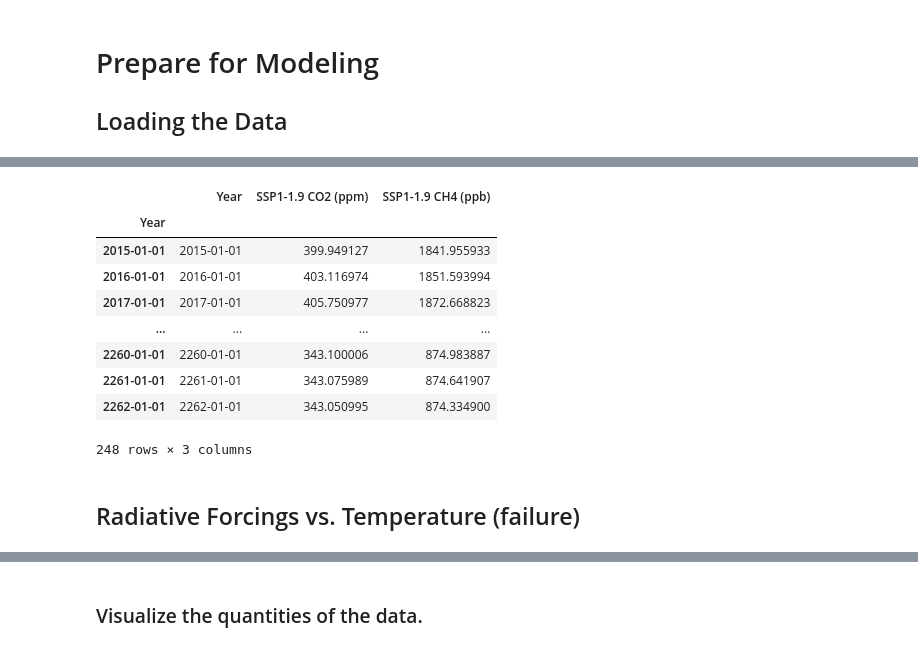
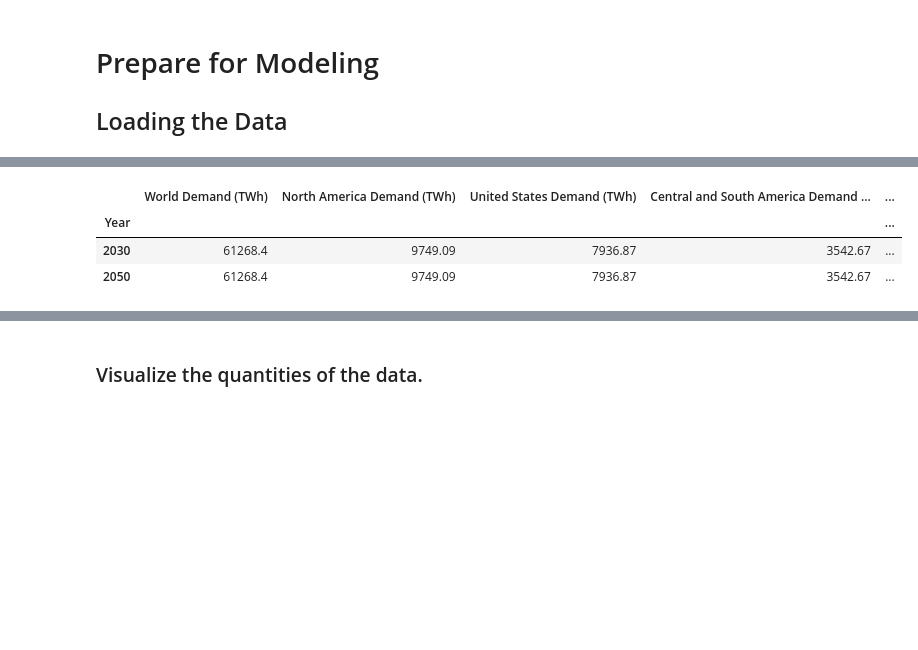
Before and after one commit to FunkyTable/Energy_Production_Time_Series_Projection, a Jupyter notebook: student.ipynb, the cells around one changed output, grey strips where cells are left out. Cells and saved outputs as stored; diff of their text form; code cells hidden in the pictures; blank space fills up the shorter version.

```diff
--- a/student.ipynb
+++ b/student.ipynb
@@ -258,13 +201,13 @@ df_hist_ch4_ppb_mod
 # %%
-df_proj_rf_119 = pd.read_csv(
-    "Data/Export/df_proj_rf_119.csv",
+pd.set_option("display.max_rows", 6)
+df_proj_dem_stat_yr = pd.read_csv(
+    "Data/Export/df_proj_dem_stat_yr.csv",
     encoding='ANSI')
 
-df_proj_rf_119 = df_proj_rf_119.loc[(df_proj_rf_119['Year'] <= 2262) &
-                                    (df_proj_rf_119['Year'] >= 2015)]
-df_proj_rf_119['Year'] = pd.to_datetime(df_proj_rf_119.Year, format='%Y')
-df_proj_rf_119.index = df_proj_rf_119['Year']
+#df_proj_dem_stat_yr['Year'] = pd.to_datetime(df_proj_dem_stat_yr.Year,
+#                                             format='%Y')
+df_proj_dem_stat_yr.index = df_proj_dem_stat_yr['Year']
+df_proj_dem_stat_yr = df_proj_dem_stat_yr.iloc[:,2:]
 
-df_proj_rf_119 = df_proj_rf_119.iloc[5:]
-df_proj_rf_119
+df_proj_dem_stat_yr
 # %% [output]
@@ -311,24 +221,17 @@ df_proj_em_co2
 # %%
-df_proj_ghg_119 = pd.read_csv(
-    "Data/Export/df_proj_ghg_119.csv",
+pd.set_option("display.max_rows", 6)
+df_proj_dem_ann_yr = pd.read_csv(
+    "Data/Export/df_proj_dem_ann_yr.csv",
     encoding='ANSI')
 
-df_proj_ghg_119 = df_proj_ghg_119.loc[(df_proj_ghg_119['Year'] <= 2262) &
-                                      (df_proj_ghg_119['Year'] >= 2015)]
-df_proj_ghg_119['Year'] = pd.to_datetime(df_proj_ghg_119.Year, format='%Y')
-df_proj_ghg_119.index = df_proj_ghg_119['Year']
+#df_proj_dem_ann_yr['Year'] = pd.to_datetime(df_proj_dem_ann_yr.Year,
+#                                            format='%Y')
+df_proj_dem_ann_yr.index = df_proj_dem_ann_yr['Year']
+df_proj_dem_ann_yr = df_proj_dem_ann_yr.iloc[:,2:]
 
-df_proj_ghg_119
+df_proj_dem_ann_yr
 # %% [output]
-|  | Year | SSP1-1.9 CO2 (ppm) | SSP1-1.9 CH4 (ppb) |
-| Year |  |  |  |
-| 2015-01-01 | 2015-01-01 | 399.949127 | 1841.955933 |
-| 2016-01-01 | 2016-01-01 | 403.116974 | 1851.593994 |
-| 2017-01-01 | 2017-01-01 | 405.750977 | 1872.668823 |
-| ... | ... | ... | ... |
-| 2260-01-01 | 2260-01-01 | 343.100006 | 874.983887 |
-| 2261-01-01 | 2261-01-01 | 343.075989 | 874.641907 |
-| 2262-01-01 | 2262-01-01 | 343.050995 | 874.334900 |
+|  | World Demand (TWh) | North America Demand (TWh) | United States Demand (TWh) | Central and South America Demand ... | ... |
+| Year |  |  |  |  | ... |
+| 2030 | 61268.4 | 9749.09 | 7936.87 | 3542.67 | ... |
+| 2050 | 61268.4 | 9749.09 | 7936.87 | 3542.67 | ... |
-248 rows × 3 columns
-# %% [markdown]
-## Radiative Forcings vs. Temperature (failure)
```
Also changed, not shown: parts of 45 cells of this notebook, 1 other file.
